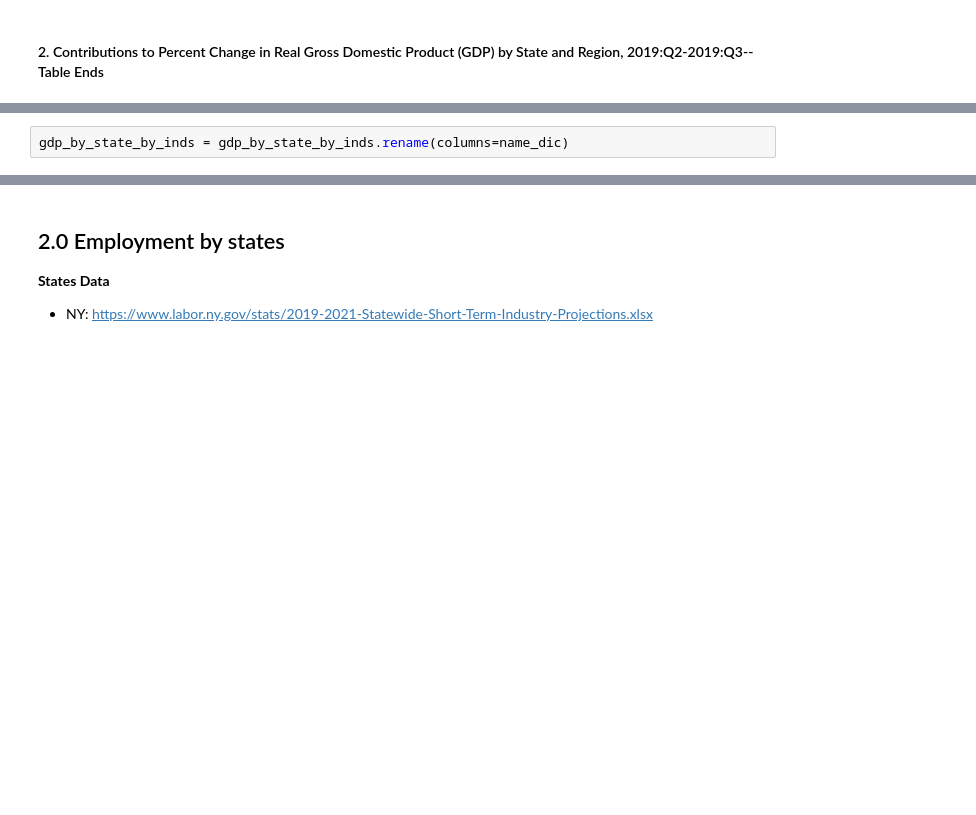
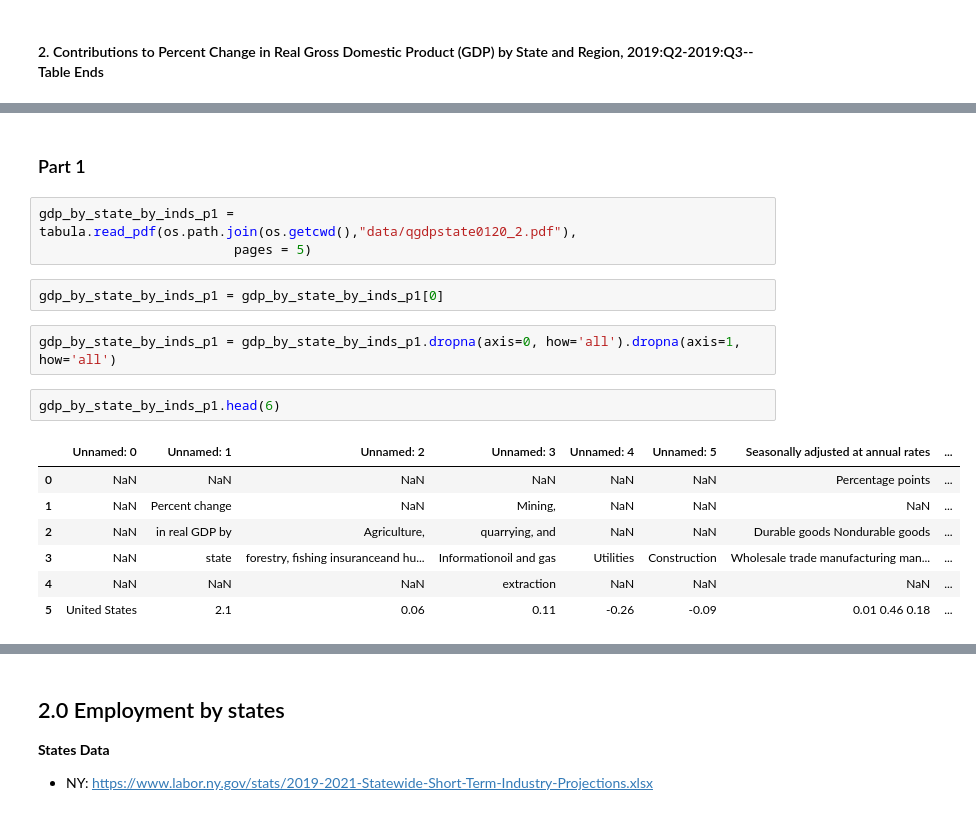
Before and after one commit to xcao38/covid19_analysis, a Jupyter notebook: data_preparing.ipynb, the cells around one changed output, grey strips where cells are left out. Drawn from its saved outputs; the diff is of its cells as text; blank space fills up the shorter version.

```diff
--- a/data_preparing.ipynb
+++ b/data_preparing.ipynb
@@ -140,2 +88,19 @@ name_dic = {"Unnamed: 0":"areas",
-# %%
-gdp_by_state_by_inds = gdp_by_state_by_inds.rename(columns=name_dic)
+# %% [markdown]
+### Part 1
+# %%
+gdp_by_state_by_inds_p1 = tabula.read_pdf(os.path.join(os.getcwd(),"data/qgdpstate0120_2.pdf"),
+                         pages = 5)
+# %%
+gdp_by_state_by_inds_p1 = gdp_by_state_by_inds_p1[0]
+# %%
+gdp_by_state_by_inds_p1 = gdp_by_state_by_inds_p1.dropna(axis=0, how='all').dropna(axis=1, how='all')
+# %%
+gdp_by_state_by_inds_p1.head(6)
+# %% [output]
+|  | Unnamed: 0 | Unnamed: 1 | Unnamed: 2 | Unnamed: 3 | Unnamed: 4 | Unnamed: 5 | Seasonally adjusted at annual rates | ... |
+| 0 | NaN | NaN | NaN | NaN | NaN | NaN | Percentage points | ... |
+| 1 | NaN | Percent change | NaN | Mining, | NaN | NaN | NaN | ... |
+| 2 | NaN | in real GDP by | Agriculture, | quarrying, and | NaN | NaN | Durable goods Nondurable goods | ... |
+| 3 | NaN | state | forestry, fishing insuranceand hu... | Informationoil and gas | Utilities | Construction | Wholesale trade manufacturing man... | ... |
+| 4 | NaN | NaN | NaN | extraction | NaN | NaN | NaN | ... |
+| 5 | United States | 2.1 | 0.06 | 0.11 | -0.26 | -0.09 | 0.01 0.46 0.18 | ... |
```
Also changed, not shown: parts of 49 cells of this notebook, 2 other files.
